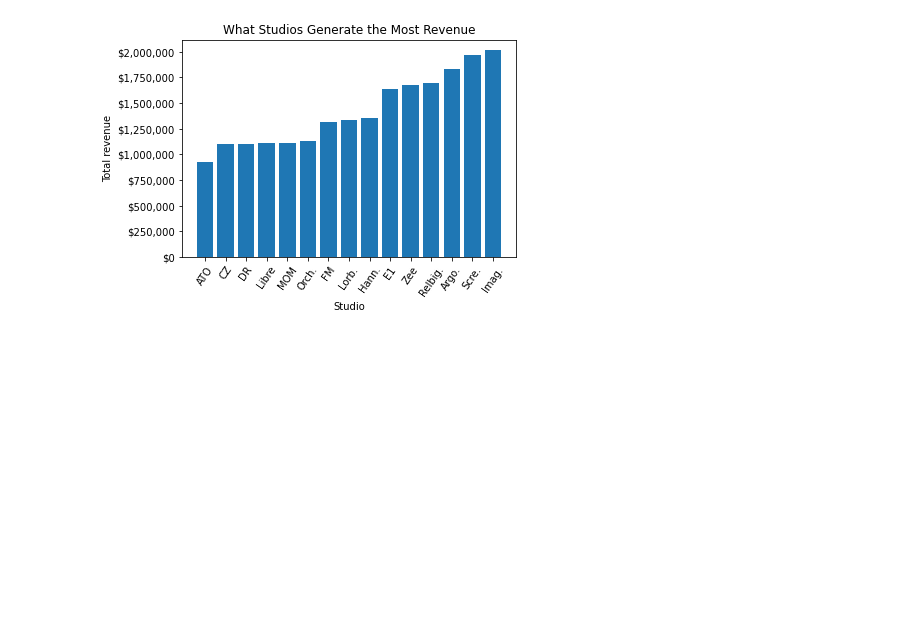
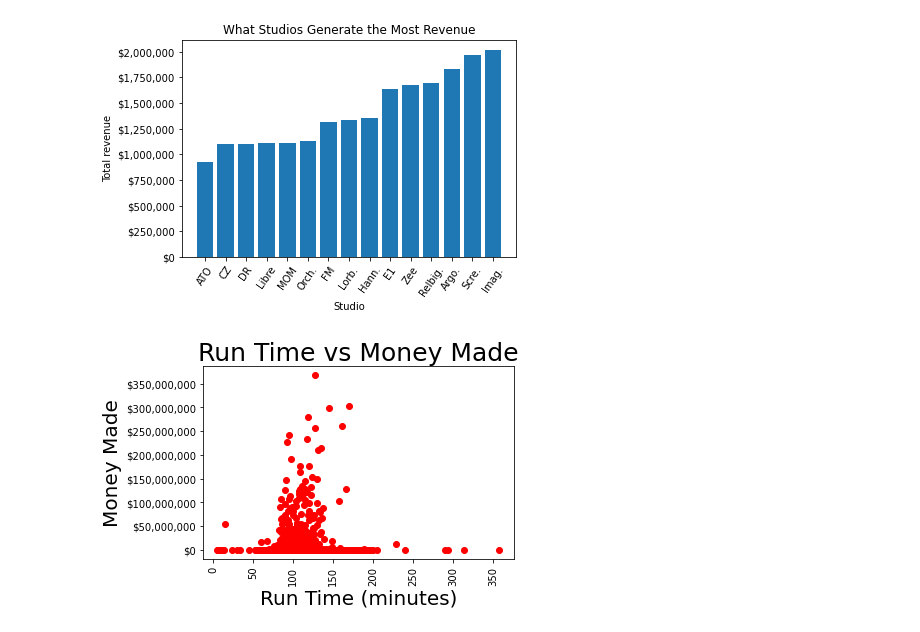
Before and after one commit to KingKoderRew/Movie-Data, a Jupyter notebook: Notebooks/Final_Notebook.ipynb, the cells around one changed output. Saved outputs shown, nothing was run; the diff lists cells and outputs as text; code cells hidden in the pictures; blank space fills up the shorter version.

```diff
--- a/Notebooks/Final_Notebook.ipynb
+++ b/Notebooks/Final_Notebook.ipynb
@@ -246,0 +256,25 @@ ax.set_title("What Studios Generate the Most Revenue");
+# %%
+info = info.sort_values('box_office', ascending=False)
+# %%
+info['runtime'] = info['runtime'].str.replace(' minutes',' ')
+# %%
+info.dropna(subset=['runtime'], inplace=True)
+# %%
+info['runtime'] = info['runtime'].astype('int64')
+# %%
+fig, ax = plt.subplots()
+
+# These are all arguments that go in the plot's function
+ax.scatter(info['runtime'], info['box_office'],
+           c='red')
+
+ax.yaxis.set_major_formatter(StrMethodFormatter('${x:,.0f}'))
+
+ax.set_xlabel('Run Time (minutes)', fontsize=20)
+ax.set_ylabel('Money Made', fontsize=20)
+ax.set_title('Run Time vs Money Made', fontsize=25)
+plt.xticks(rotation=90)
+
+plt.tight_layout()
+# %% [output]
+[figure, added]
```
Also changed, not shown: parts of 4 cells of this notebook.
